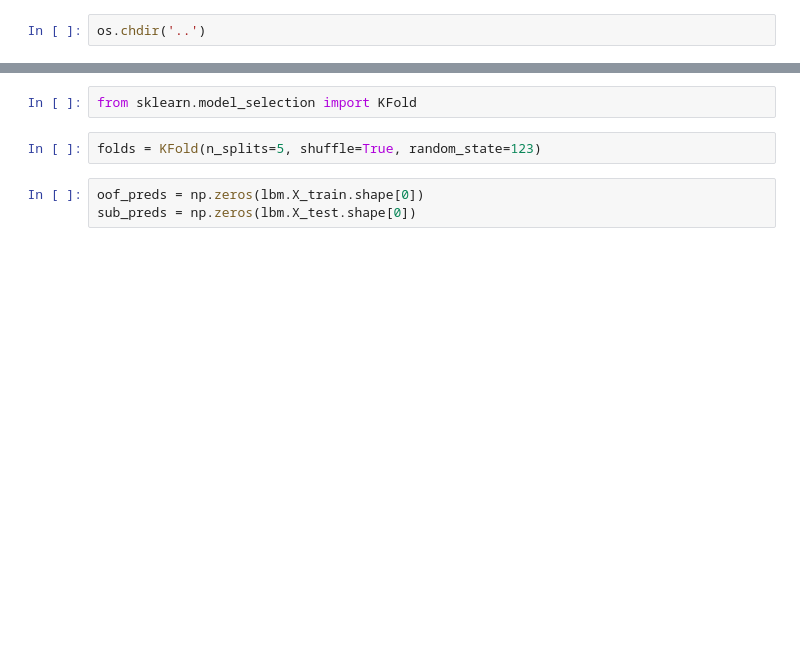
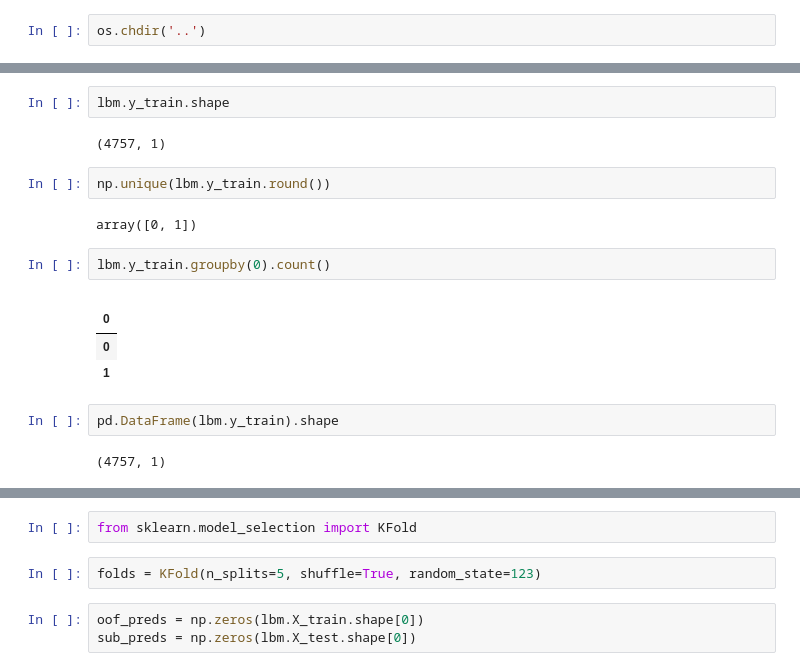
Before and after one commit to AlessandroVol23/predict_ico_success_lmu, a Jupyter notebook: notebooks/0.9_AV_lbm_model.ipynb, the cells around one changed output, grey strips where cells are left out. Saved outputs shown, nothing was run; the diff lists cells and outputs as text; blank space fills up the shorter version.

```diff
--- a/notebooks/0.9_AV_lbm_model.ipynb
+++ b/notebooks/0.9_AV_lbm_model.ipynb
@@ -24,0 +26,19 @@ lbm.X_train
+# %%
+lbm.y_train.shape
+# %% [output]
+(4757, 1)
+# %%
+np.unique(lbm.y_train.round())
+# %% [output]
+array([0, 1])
+# %%
+lbm.y_train.groupby(0).count()
+# %% [output]
+|  |
+| 0 |
+| 0 |
+| 1 |
+# %%
+pd.DataFrame(lbm.y_train).shape
+# %% [output]
+(4757, 1)
```
Also changed, not shown: parts of 23 cells of this notebook, 11 other files.
